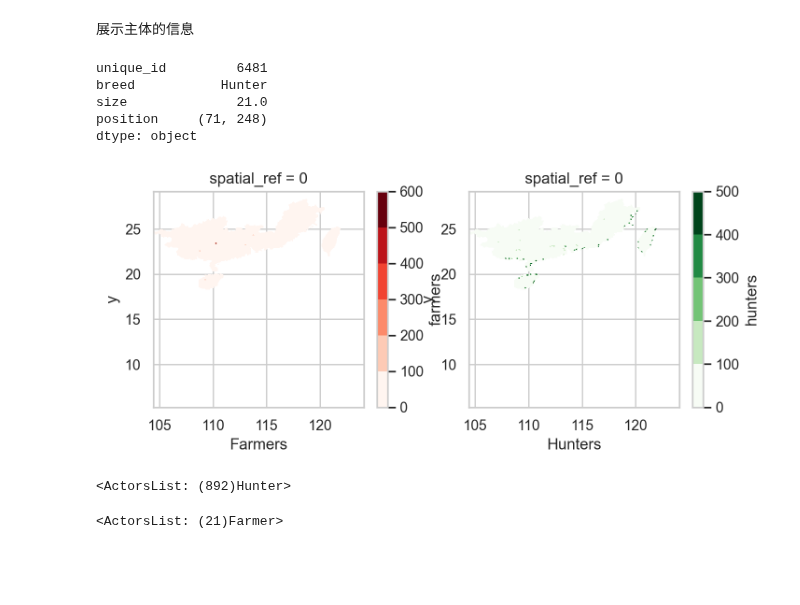
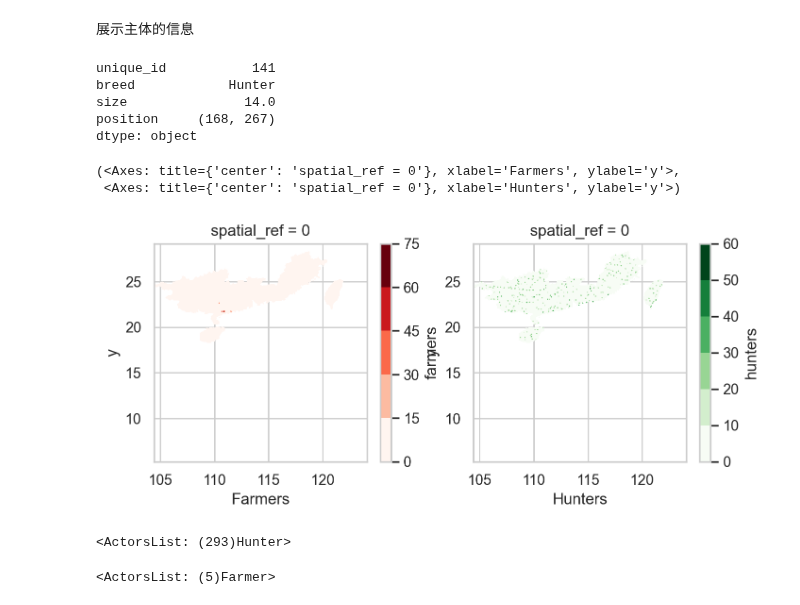
Before and after one commit to SongshGeo/South-China-Livehood-Evolution, a Jupyter notebook: docs/demo.ipynb, the cells around one changed output. Cells and saved outputs as stored; diff of their text form; code cells hidden in the pictures; blank space fills up the shorter version.

```diff
--- a/docs/demo.ipynb
+++ b/docs/demo.ipynb
@@ -42,6 +42,7 @@ with rasterio.open(cfg.db.lim_h) as dataset:
 from abses_sce.model import Model
 
 model = Model(parameters=cfg)
+model.params.save_plots = False
 # %% [markdown]
 增加了初始的 Hunters，随机生成在地图上
 # %%
@@ -61,15 +66,17 @@ tick[100] 2023-11-25 19:46:13
 agent = model.agents.to_list().random.choice()
 agent.report()
 # %% [output]
-unique_id         6481
-breed           Hunter
-size              21.0
-position     (71, 248)
+unique_id           141
+breed            Hunter
+size               14.0
+position     (168, 267)
 dtype: object
 # %%
-model.heatmap()
+model.plot.heatmap()
 # %% [output]
+(<Axes: title={'center': 'spatial_ref = 0'}, xlabel='Farmers', ylabel='y'>,
+ <Axes: title={'center': 'spatial_ref = 0'}, xlabel='Hunters', ylabel='y'>)
-[figure, old version]
+[figure, new version]
 # %%
 for cell in model.nature.dem.array_cells.ravel():
     if len(cell.agents) > 1:
@@ -78,5 +85,5 @@ for cell in model.nature.dem.array_cells.ravel():
 model.hunters
 model.farmers
 # %% [output]
-<ActorsList: (892)Hunter>
+<ActorsList: (293)Hunter>
-<ActorsList: (21)Farmer>
+<ActorsList: (5)Farmer>
```
Also changed, not shown: parts of 5 cells of this notebook, 2 other files.
